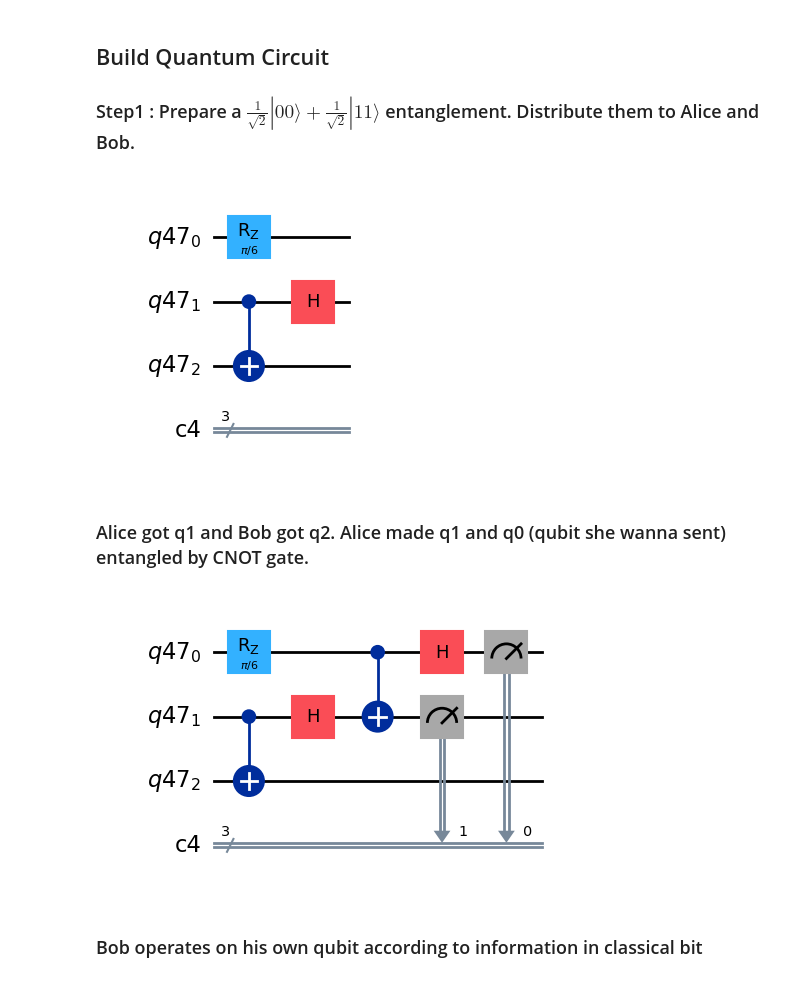
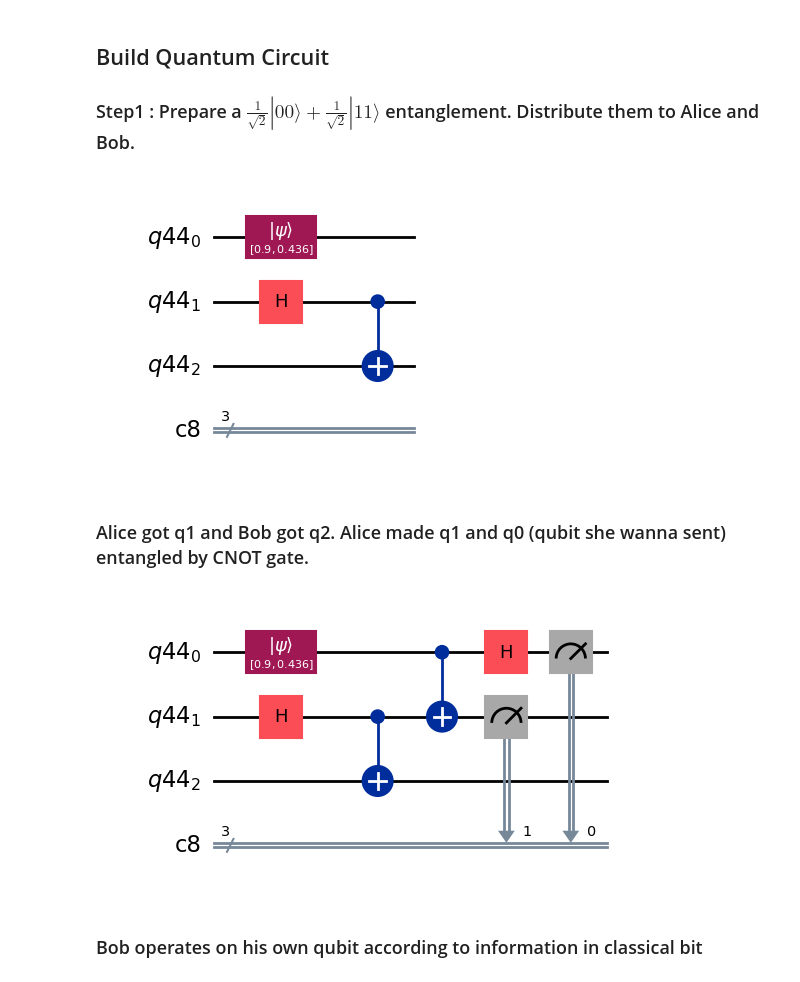
Before and after one commit to xuelx1/LearnQC, a Jupyter notebook: teleportation.ipynb, the cells around one changed output. Cells and saved outputs as stored; diff of their text form; code cells hidden in the pictures.

```diff
--- a/teleportation.ipynb
+++ b/teleportation.ipynb
@@ -11,16 +12,17 @@ import numpy as np
 # %%
 qc = QuantumCircuit()
 q = QuantumRegister(3)
 c = ClassicalRegister(3)
 qc.add_register(q, c)
-qc.rz(np.pi/6, q[0])
+r = 0.9
+r2 = math.sqrt(1 - r**2)
+qc.initialize([r, r2], q[0])
+qc.h(q[1])
 qc.cx(q[1], q[2])
-qc.h(q[1])
-
 
 qc.draw(output='mpl')
 # %% [output]
-[figure, old version]
+[figure, new version]
 # %% [markdown]
 ### Alice got q1 and Bob got q2. Alice made q1 and q0 (qubit she wanna sent) entangled by CNOT gate.
 # %%
@@ -31,7 +33,7 @@ qc.measure(q[0], c[0])
 qc.measure(q[1], c[1])
 qc.draw(output='mpl')
 # %% [output]
-[figure, old version]
+[figure, new version]
 # %% [markdown]
 ### Bob operates on his own qubit according to information in classical bit
 # %%
```
Also changed, not shown: parts of 4 cells of this notebook, 1 other file.
